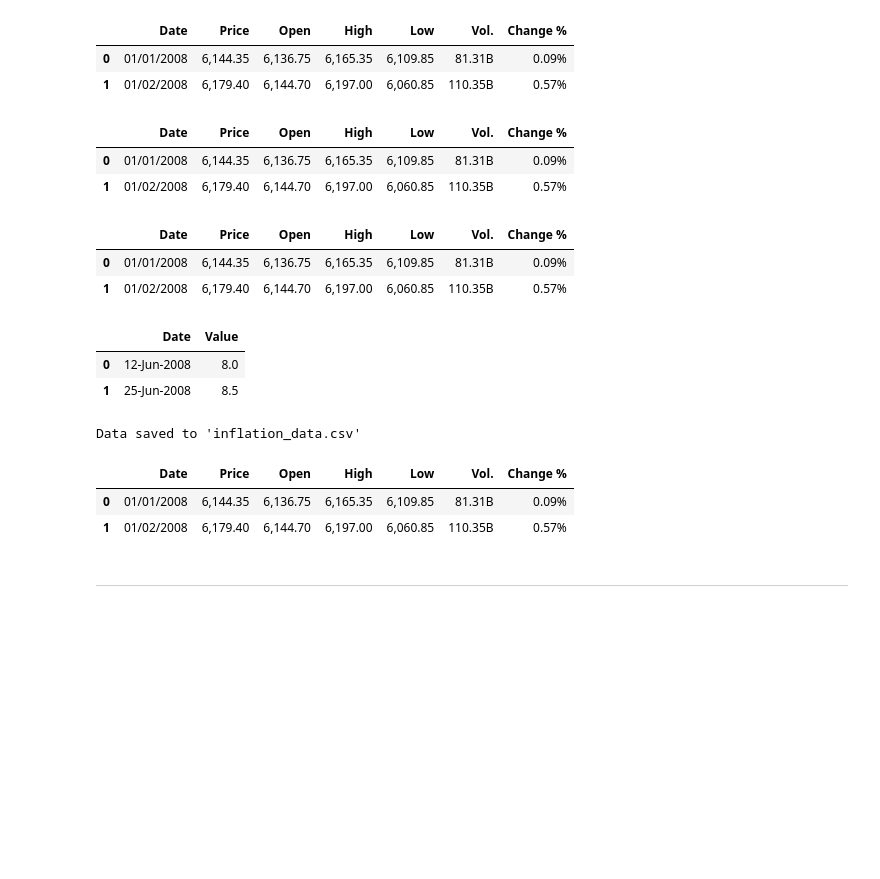
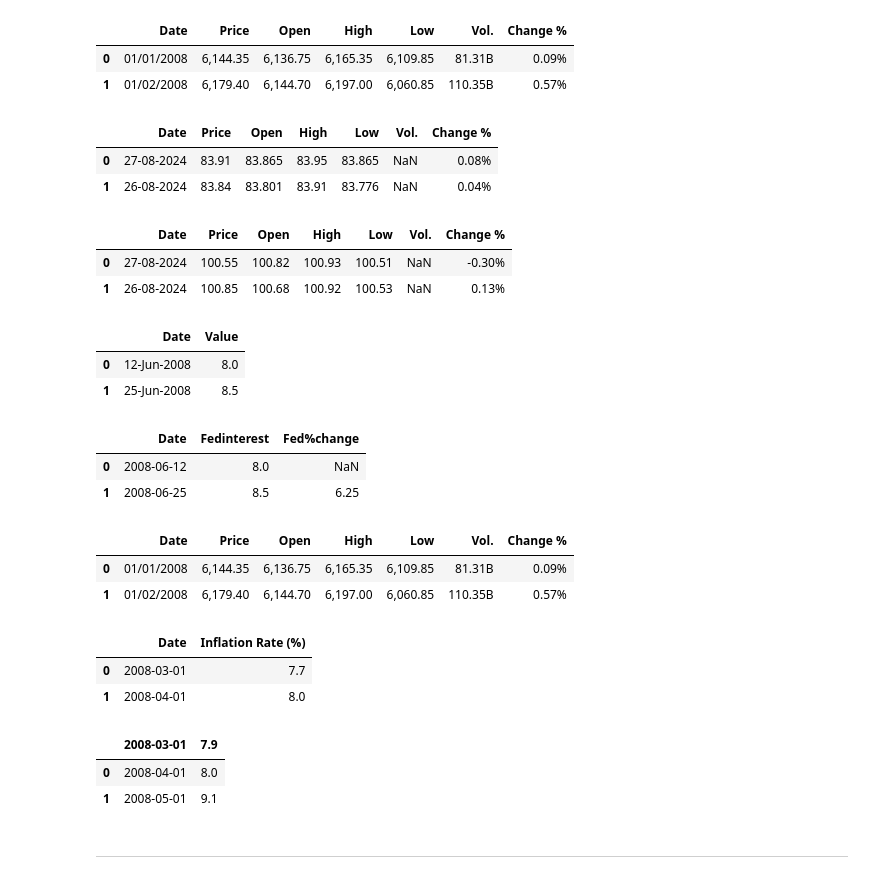
Before and after one commit to albertodavincishekhawat/IndiaVIXanalysis, a Jupyter notebook: AnalysingIndiaVIXdata.ipynb, the cells around one changed output. Drawn from its saved outputs; the diff is of its cells as text; code cells hidden in the pictures; blank space fills up the shorter version.

Commit message:
all data csv are now df

```diff
--- a/AnalysingIndiaVIXdata.ipynb
+++ b/AnalysingIndiaVIXdata.ipynb
@@ -96,22 +96,22 @@ df5.head(2)
 | 1 | 01/02/2008 | 6,179.40 | 6,144.70 | 6,197.00 | 6,060.85 | 110.35B | 0.57% |
 # %%
 # usdinr
-data6 = pd.read_csv(r'C:\Users\ALIE-n-WARE\Desktop\IndiaVIXanalysis\Data\Nifty 50 Historical Data.csv')
+data6 = pd.read_csv(r'Data/usdinr.csv')
 df6 = data6.copy()
 df6.head(2)
 # %% [output]
 |  | Date | Price | Open | High | Low | Vol. | Change % |
-| 0 | 01/01/2008 | 6,144.35 | 6,136.75 | 6,165.35 | 6,109.85 | 81.31B | 0.09% |
-| 1 | 01/02/2008 | 6,179.40 | 6,144.70 | 6,197.00 | 6,060.85 | 110.35B | 0.57% |
+| 0 | 27-08-2024 | 83.91 | 83.865 | 83.95 | 83.865 | NaN | 0.08% |
+| 1 | 26-08-2024 | 83.84 | 83.801 | 83.91 | 83.776 | NaN | 0.04% |
 # %%
 # dollarindex
-data7 = pd.read_csv(r'C:\Users\ALIE-n-WARE\Desktop\IndiaVIXanalysis\Data\Nifty 50 Historical Data.csv')
+data7 = pd.read_csv(r'Data/USdollarindex.csv')
 df7 = data7.copy()
 df7.head(2)
 # %% [output]
 |  | Date | Price | Open | High | Low | Vol. | Change % |
-| 0 | 01/01/2008 | 6,144.35 | 6,136.75 | 6,165.35 | 6,109.85 | 81.31B | 0.09% |
-| 1 | 01/02/2008 | 6,179.40 | 6,144.70 | 6,197.00 | 6,060.85 | 110.35B | 0.57% |
+| 0 | 27-08-2024 | 100.55 | 100.82 | 100.93 | 100.51 | NaN | -0.30% |
+| 1 | 26-08-2024 | 100.85 | 100.68 | 100.92 | 100.53 | NaN | 0.13% |
 # %%
 # Rbiinterest rate
 data8=pd.read_csv("Data/Rbiinterest.csv")
@@ -121,33 +121,15 @@ df8.head(2)
 |  | Date | Value |
 | 0 | 12-Jun-2008 | 8.0 |
 | 1 | 25-Jun-2008 | 8.5 |
-# %%
-# us inflation
-import pandas as pd
-import numpy as np
-from datetime import datetime, timedelta
-
-# Sample data generation - replace this with actual CPI data retrieval
-dates = pd.date_range(start="2008-03-01", end="2024-08-01", freq='MS')
-cpi_values = np.linspace(213.5, 306.1, len(dates))  # Simulated CPI values
-
-# Create a DataFrame with the data
-df = pd.DataFrame({
-    'Date': dates,
-    'CPI': cpi_values
-})
-
-# Calculate the monthly inflation rate as the percent change in CPI
-df['Monthly Inflation Rate (%)'] = df['CPI'].pct_change() * 100
-
-# Convert date to specified format
-df['Date'] = df['Date'].dt.strftime('%Y-%m-%d')
-
-# Save to CSV file named "inflation_data.csv"
-df.to_csv('inflation_data.csv', index=False)
-print("Data saved to 'inflation_data.csv'")
-# %% [output]
-Data saved to 'inflation_data.csv'
+# %%
+# Fedinterest rate
+data9=pd.read_csv("Data/Fedinterest.csv")
+df9 = data9.copy()
+df9.head(2)
+# %% [output]
+|  | Date | Fedinterest | Fed%change |
+| 0 | 2008-06-12 | 8.0 | NaN |
+| 1 | 2008-06-25 | 8.5 | 6.25 |
 # %%
 # dollarindex
 data10 = pd.read_csv(r'C:\Users\ALIE-n-WARE\Desktop\IndiaVIXanalysis\Data\Nifty 50 Historical Data.csv')
@@ -157,6 +139,24 @@ df10.head(2)
 |  | Date | Price | Open | High | Low | Vol. | Change % |
 | 0 | 01/01/2008 | 6,144.35 | 6,136.75 | 6,165.35 | 6,109.85 | 81.31B | 0.09% |
 | 1 | 01/02/2008 | 6,179.40 | 6,144.70 | 6,197.00 | 6,060.85 | 110.35B | 0.57% |
+# %%
+# USinflation
+data11 = pd.read_csv(r'Data/USinflationdata.csv')
+df11 = data11.copy()
+df11.head(2)
+# %% [output]
+|  | Date | Inflation Rate (%) |
+| 0 | 2008-03-01 | 7.7 |
+| 1 | 2008-04-01 | 8.0 |
+# %%
+# indiainflation
+data12 = pd.read_csv(r'Data/IndiaInflation.csv')
+df12 = data12.copy()
+df12.head(2)
+# %% [output]
+|  | 2008-03-01 | 7.9 |
+| 0 | 2008-04-01 | 8.0 |
+| 1 | 2008-05-01 | 9.1 |
 # %% [markdown]
 ---
 # %% [markdown]
```
Also changed, not shown: 1 other file.
